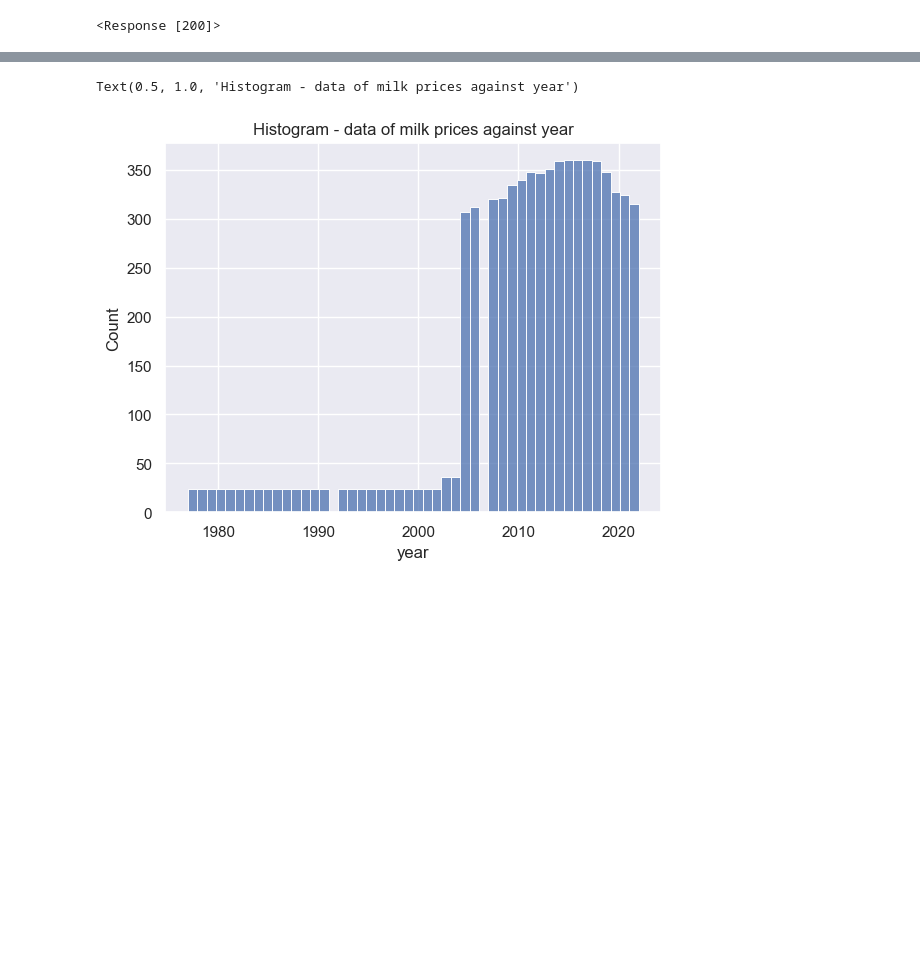
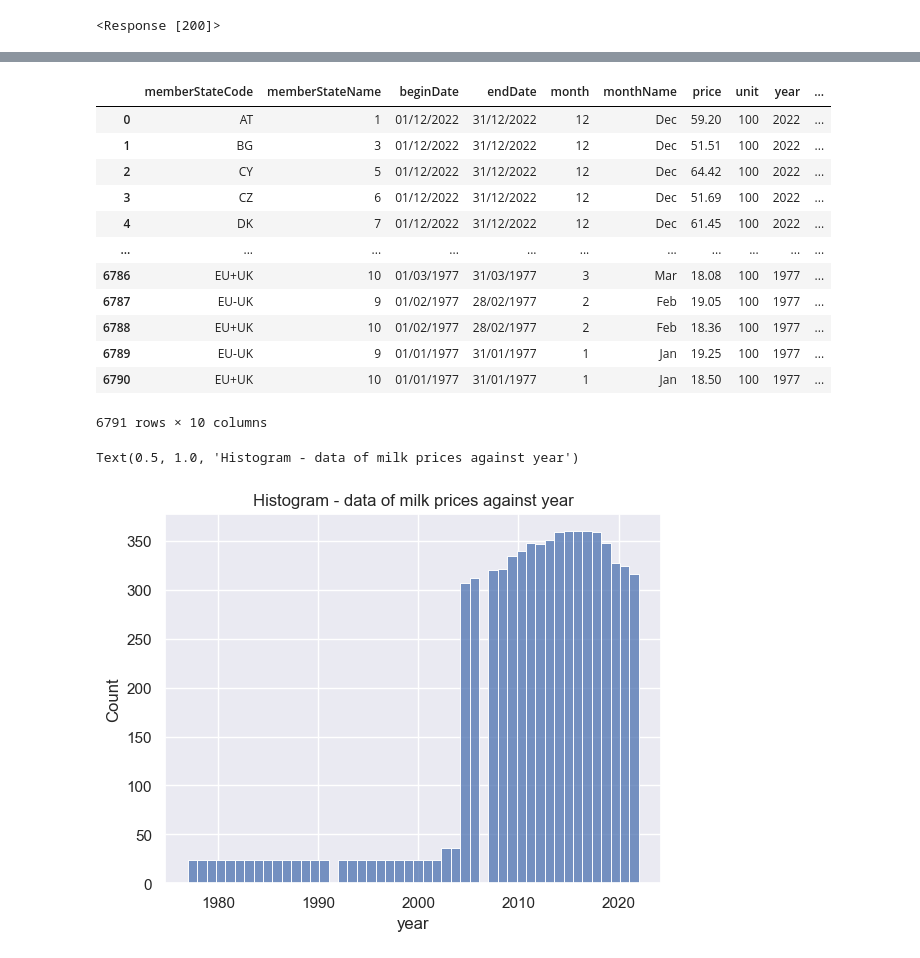
Before and after one commit to sinduff-cct/CA2_Agri_Nov22__V2, a Jupyter notebook: Notebook 3 - Machine Learning.ipynb, the cells around one changed output, grey strips where cells are left out. Drawn from its saved outputs; the diff is of its cells as text; code cells hidden in the pictures; blank space fills up the shorter version.

```diff
--- a/Notebook 3 - Machine Learning.ipynb
+++ b/Notebook 3 - Machine Learning.ipynb
@@ -119,4 +71,4 @@ memory usage: 2.0+ MB
 # %%
 # remove the '€' from each row in the 'price' column
 
-df['price'] = df['price'].str[1:]
+df_milk_prices['price'] = df_milk_prices['price'].str[1:]
@@ -142 +93,56 @@ dtype: int64
+# %%
+# replace values to numeric
+
+values_to_be_replaced = {
+    'Austria':1,
+    'Belgium':2,
+    'Bulgaria':3,
+    'Croatia':4,
+    'Cyprus':5,
+    'Czechia':6,
+    'Denmark':7,
+    'Estonia':8,
+    'European Union':9,
+    'European Union + UK':10,
+    'Finland':11,
+    'France':12,
+    'Germany':13,
+    'Greece':14,
+    'Hungary':15,
+    'Ireland':16,
+    'Italy':17,
+    'Latvia':18,
+    'Lithuania':19,
+    'Luxembourg':20,
+    'Malta':21,
+    'Netherlands':22,
+    'Poland':23,
+    'Portugal':24,
+    'Romania':25,
+    'Slovakia':26,
+    'Slovenia':27,
+    'Spain':28,
+    'Sweden':29,
+    'UK up to 01/02/2020':30,
+     }
+# %%
+# add a new column based on the code in 'agriprod' column
+
+df_milk_prices['memberStateName'] = df_milk_prices['memberStateName'].map(values_to_be_replaced)
+
+df_milk_prices
+# %% [output]
+|  | memberStateCode | memberStateName | beginDate | endDate | month | monthName | price | unit | year | ... |
+| 0 | AT | 1 | 01/12/2022 | 31/12/2022 | 12 | Dec | 59.20 | 100 | 2022 | ... |
+| 1 | BG | 3 | 01/12/2022 | 31/12/2022 | 12 | Dec | 51.51 | 100 | 2022 | ... |
+| 2 | CY | 5 | 01/12/2022 | 31/12/2022 | 12 | Dec | 64.42 | 100 | 2022 | ... |
+| 3 | CZ | 6 | 01/12/2022 | 31/12/2022 | 12 | Dec | 51.69 | 100 | 2022 | ... |
+| 4 | DK | 7 | 01/12/2022 | 31/12/2022 | 12 | Dec | 61.45 | 100 | 2022 | ... |
+| ... | ... | ... | ... | ... | ... | ... | ... | ... | ... | ... |
+| 6786 | EU+UK | 10 | 01/03/1977 | 31/03/1977 | 3 | Mar | 18.08 | 100 | 1977 | ... |
+| 6787 | EU-UK | 9 | 01/02/1977 | 28/02/1977 | 2 | Feb | 19.05 | 100 | 1977 | ... |
+| 6788 | EU+UK | 10 | 01/02/1977 | 28/02/1977 | 2 | Feb | 18.36 | 100 | 1977 | ... |
+| 6789 | EU-UK | 9 | 01/01/1977 | 31/01/1977 | 1 | Jan | 19.25 | 100 | 1977 | ... |
+| 6790 | EU+UK | 10 | 01/01/1977 | 31/01/1977 | 1 | Jan | 18.50 | 100 | 1977 | ... |
+6791 rows × 10 columns
 # %%
```
Also changed, not shown: parts of 42 cells of this notebook, 2 other files.
